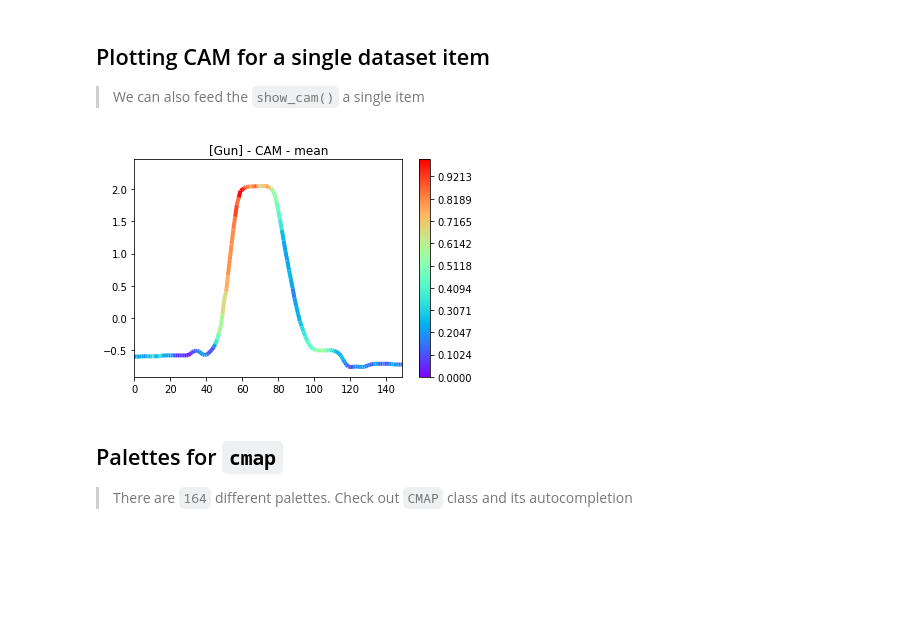
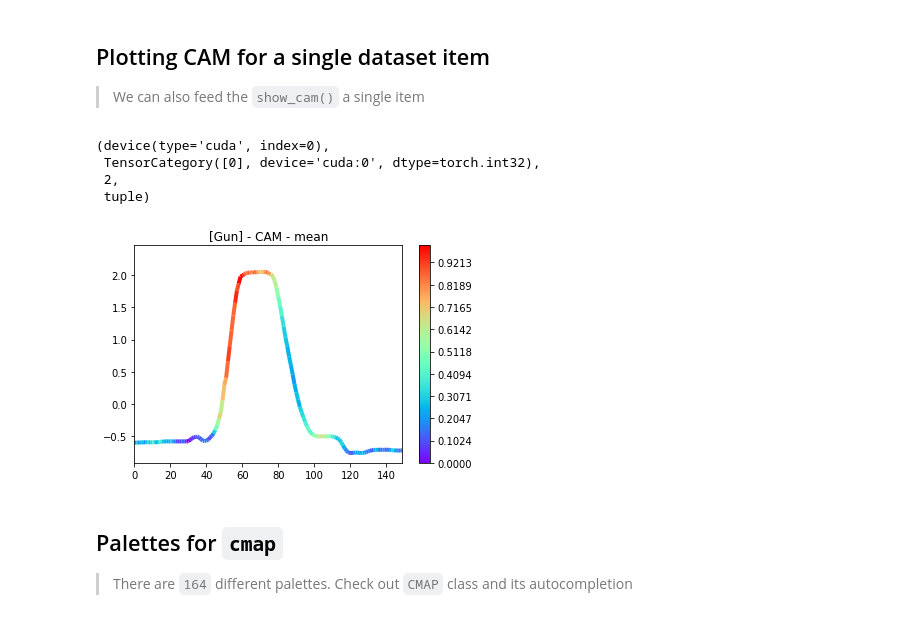
Before and after one commit to ai-fast-track/timeseries, a Jupyter notebook: nbs/82_univariate_timeseries_CAM.ipynb, the cells around one changed output. Saved outputs shown, nothing was run; the diff lists cells and outputs as text; code cells hidden in the pictures; blank space fills up the shorter version.

Commit message:
fixed cuda issue

```diff
--- a/nbs/82_univariate_timeseries_CAM.ipynb
+++ b/nbs/82_univariate_timeseries_CAM.ipynb
@@ -647,4 +668,4 @@ def get_batch(dataset, idxs):
 # %%
 idxs = [0,3]
-list_items = get_batch(dls.train.dataset, idxs)
-# len(list_items), type(list_items), type(list_items[0])
+x, y = get_batch(dls.train.dataset, idxs)
+x[0].device, x[0]
@@ -651,3 +690,11 @@ list_items = get_batch(dls.train.dataset, idxs)
+# %%
+list_items = get_list_items(dls.train.dataset, idxs)
+# list_items
+# %%
+tdl = TfmdDL(list_items, bs=2, num_workers=0)
+tdl.to(default_device())
+batch = tdl.one_batch()
+# batch[0][0].device, batch[0], batch[1]
 # %%
 #export
 @delegates(LineCollection.__init__)
@@ -1034,10 +1109,20 @@ show_cam(batch, model, layer=5, i2o=i2o, cmap=CMAP.viridis, multi_fig=True, figs
 # %% [markdown]
 ## Plotting CAM for a single dataset item
 > We can also feed the `show_cam()` a single item
+# %%
+# dls.train.dataset[0]
+idxs = [0]
+batch = get_batch(dls.train.dataset, idxs)
+batch[0][0].device, batch[1],  len(batch), type(batch)
+# %% [output]
+(device(type='cuda', index=0),
+ TensorCategory([0], device='cuda:0', dtype=torch.int32),
+ 2,
+ tuple)
 # %%
-show_cam(dls.train.dataset[0], model, layer=5, i2o=i2o, cmap=CMAP.rainbow)
+show_cam(batch, model, layer=5, i2o=i2o, cmap=CMAP.rainbow)
 # %% [output]
-[figure, old version]
+[figure, new version]
 # %% [markdown]
 ## Palettes for `cmap`
 > There are `164` different palettes.  Check out `CMAP` class and its autocompletion
```
Also changed, not shown: parts of 40 cells of this notebook, 4 other files.
